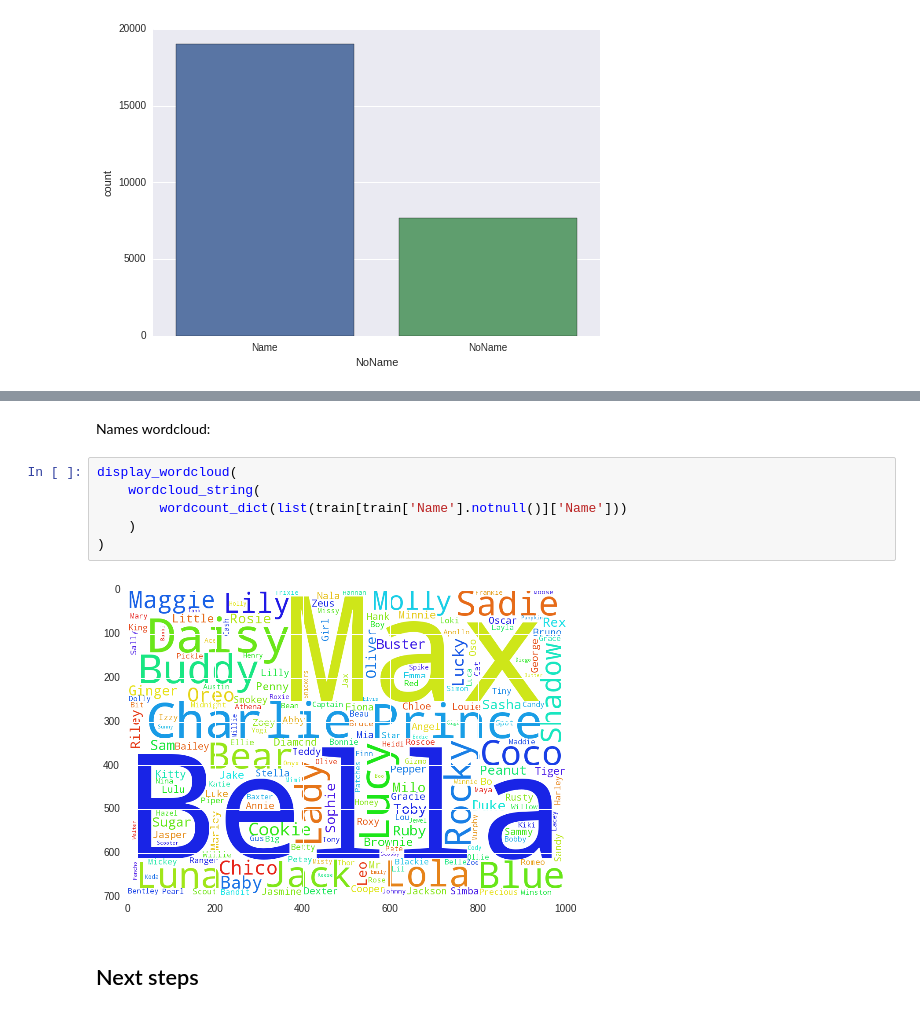
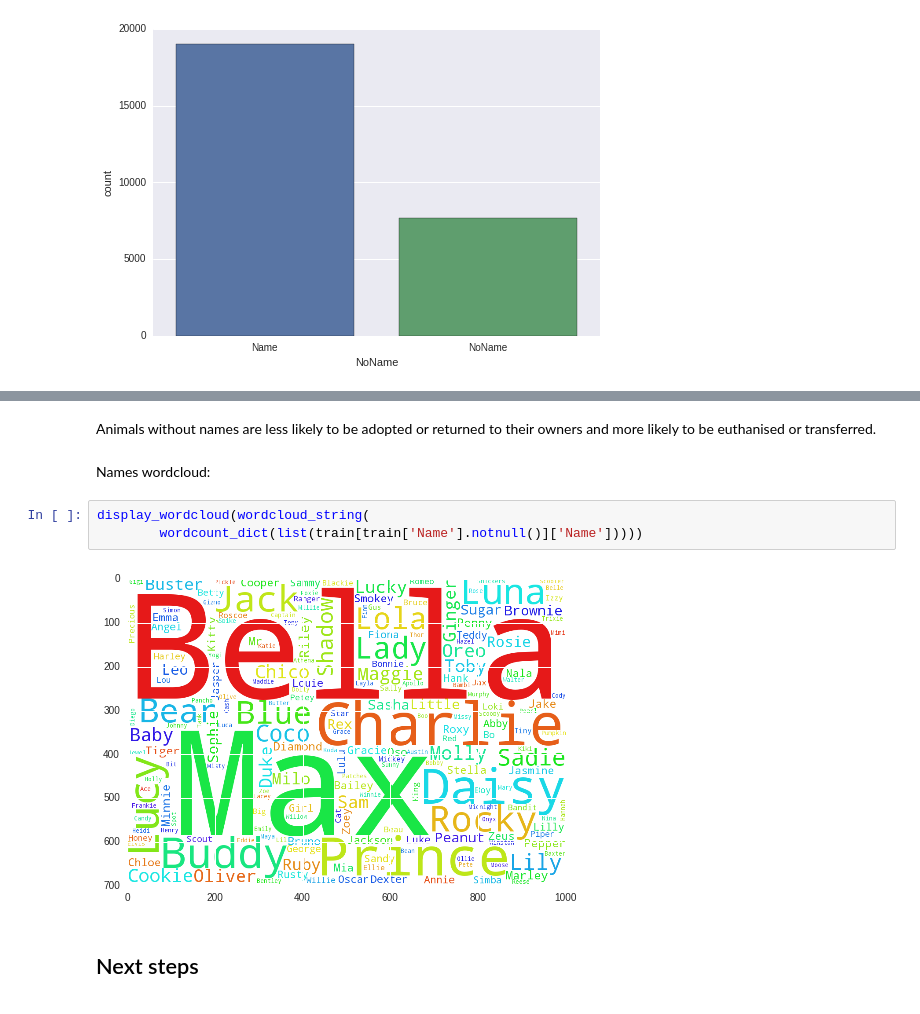
Before and after one commit to jakesherman/shelter-animals-kaggle, a Jupyter notebook: 1-exploring.ipynb, the cells around one changed output, grey strips where cells are left out. Cells and saved outputs as stored; diff of their text form.

```diff
--- a/1-exploring.ipynb
+++ b/1-exploring.ipynb
@@ -417,13 +422,12 @@ sns.countplot(x = "NoName", data = train)
+# %% [markdown]
+Animals without names are less likely to be adopted or returned to their owners and more likely to be euthanised or transferred.
 # %% [markdown]
 Names wordcloud:
 # %%
-display_wordcloud(
-    wordcloud_string(
-        wordcount_dict(list(train[train['Name'].notnull()]['Name']))
-    )
-)
+display_wordcloud(wordcloud_string(
+        wordcount_dict(list(train[train['Name'].notnull()]['Name']))))
 # %% [output]
-[figure, old version]
+[figure, new version]
 # %% [markdown]
 ## Next steps
 # %% [markdown]
```
Also changed, not shown: parts of 8 cells of this notebook, 4 other files.
